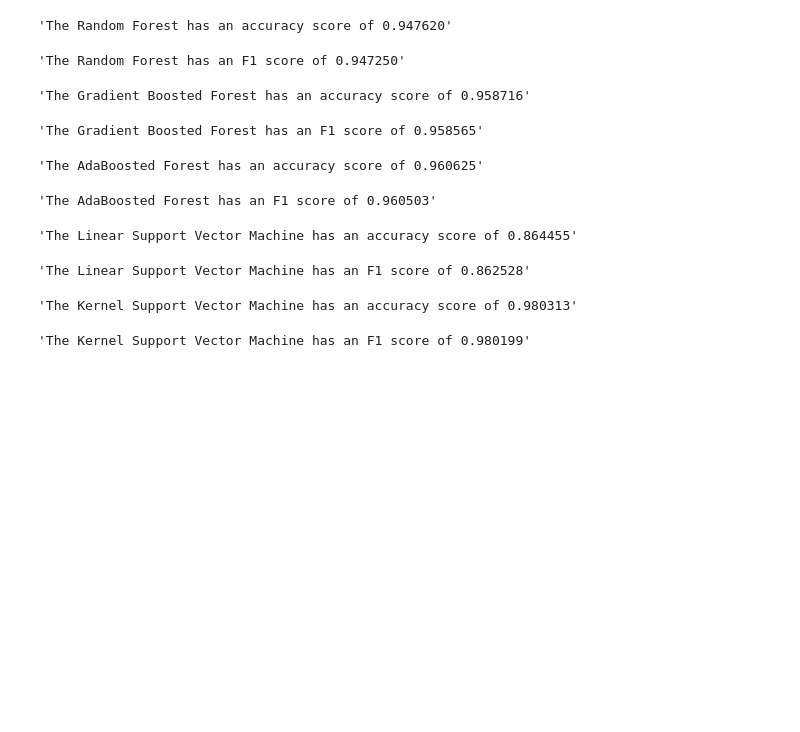
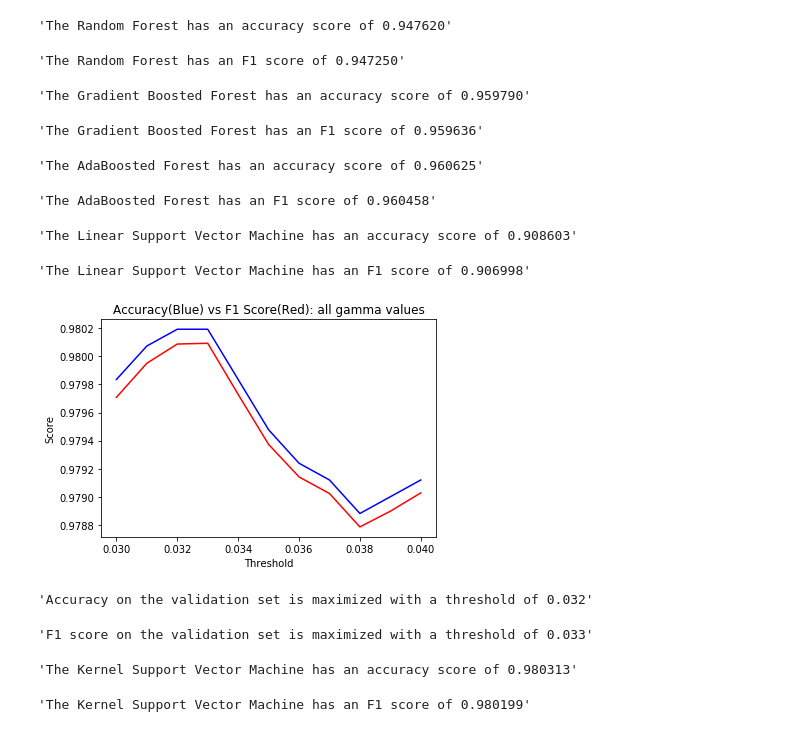
Before and after one commit to VCZLee/Jupyter-Notebooks, a Jupyter notebook: Kaggle/MNIST/MNIST Digit Recognition.ipynb, the cells around one changed output. Cells and saved outputs as stored; diff of their text form; code cells hidden in the pictures; blank space fills up the shorter version.

Commit message:
replaced dense dataframes with sparse matrices, removed gaussian naive bayes algorthim, and updated parameters for kernel svm

```diff
--- a/Kaggle/MNIST/MNIST Digit Recognition.ipynb
+++ b/Kaggle/MNIST/MNIST Digit Recognition.ipynb
@@ -98,6 +99,10 @@ While not a perfect 1/10 split amongst all the digits, this imbalance is minor,
 Let's seperate our training dataset into a training and validation set. The training set is used to fit the models, and the validation set is used to adjust the hyperparamters (variables that are preset and not adjusted during the training process) to achieve the best fit.
 
 We'll split the dataset based on the hash of the dataframe's index.
+# %%
+pixel_columns = [column_name for column_name in list(dataset) if column_name.startswith("pixel")]
+label_columns = [column_name for column_name in list(dataset) if column_name.startswith("label")]
+dataset.loc[:,pixel_columns] = dataset.loc[:,pixel_columns].divide(255)
 # %%
 def test_split(id, seed, validation_proportion, test_proportion):
     if type(validation_proportion) not in [float, int] or test_proportion > 1 or test_proportion < 0:
@@ -127,16 +132,15 @@ train_valid_percentage = dataset.loc[(dataset.split == 1)].shape[0]/dataset.shap
 train_test_percentage = dataset.loc[(dataset.split == 2)].shape[0]/dataset.shape[0] * 100 #verify split percentage is correct
 "{0:.5f}".format(train_test_percentage) + "% of the training set has been designated as the testing set"
 
-
 train, valid, test = dataset.loc[(dataset.split == 0)], dataset.loc[(dataset.split == 1)], dataset.loc[(dataset.split == 2)]
-pixel_columns = [column_name for column_name in list(train) if column_name.startswith("pixel")]
-label_columns = [column_name for column_name in list(train) if column_name.startswith("label")]
 train_x, train_y = train.loc[:,pixel_columns], train.loc[:,label_columns]
 valid_x, valid_y = valid.loc[:,pixel_columns], valid.loc[:,label_columns]
 test_x, test_y = test.loc[:,pixel_columns], test.loc[:,label_columns]
-# OneHot = OneHotEncoder(sparse = False)
-# train_y = OneHot.fit_transform(train_y)
-# valid_y = OneHot.fit_transform(valid_y)
+
+train_x, valid_x, test_x = csr_matrix(train_x), csr_matrix(valid_x), csr_matrix(test_x)
+# OneHot = OneHotEncoder(sparse=True).fit(pd.DataFrame(dataset['label']))
+# train_y, valid_y, test_y = OneHot.transform(train_y), OneHot.transform(valid_y), OneHot.transform(test_y)
+# train_y
 # %% [output]
 '19.95476% of the training set has been designated as the validation set'
 '20.00952% of the training set has been designated as the testing set'
@@ -155,8 +159,8 @@ Recall is the ratio of correct predictions for a label to all of the actual labe
 # %%
 binaryNB_accuracy_history = [];
 binaryNB_f1_history = [];
-for i in range(0,255):
-    binaryNB = BernoulliNB(binarize = i+0.5).fit(train_x,train_y.values.ravel());
+for i in [(i+0.5)/255 for i in range(0, 255)]:
+    binaryNB = BernoulliNB(binarize = i).fit(train_x,train_y.values.ravel());
     binaryNB_valid = binaryNB.predict(valid_x);
     binaryNB_accuracy_history.append(accuracy_score(binaryNB_valid, valid_y));
     binaryNB_f1_history.append(f1_score(binaryNB_valid, valid_y, average = 'macro'));
@@ -248,28 +255,57 @@ boost = GradientBoostingClassifier(n_estimators=100,
                                    random_state=42).fit(train_x,train_y.values.ravel())
 boost_valid = boost.predict(valid_x)
 boost_train = boost.predict(train_x)
+boost_test = boost.predict(test_x)
 "The Gradient Boosted Forest has an accuracy score of " + "{0:.6f}".format(accuracy_score(boost_valid, valid_y))
 "The Gradient Boosted Forest has an F1 score of " + "{0:.6f}".format(f1_score(boost_valid, valid_y, average = 'macro'))
 # %% [output]
-'The Gradient Boosted Forest has an accuracy score of 0.958716'
+'The Gradient Boosted Forest has an accuracy score of 0.959790'
-'The Gradient Boosted Forest has an F1 score of 0.958565'
+'The Gradient Boosted Forest has an F1 score of 0.959636'
 # %%
 base_tree = DecisionTreeClassifier(max_depth=25, min_samples_split = 15)
 ada = AdaBoostClassifier(base_estimator=base_tree,n_estimators=100,random_state=42).fit(train_x,train_y.values.ravel())
 ada_valid = ada.predict(valid_x)
 ada_train = ada.predict(train_x)
+ada_test = ada.predict(test_x)
 "The AdaBoosted Forest has an accuracy score of " + "{0:.6f}".format(accuracy_score(ada_valid, valid_y))
 "The AdaBoosted Forest has an F1 score of " + "{0:.6f}".format(f1_score(ada_valid, valid_y, average = 'macro'))
 # %% [output]
 'The AdaBoosted Forest has an accuracy score of 0.960625'
-'The AdaBoosted Forest has an F1 score of 0.960503'
+'The AdaBoosted Forest has an F1 score of 0.960458'
 # %%
 linsvm = LinearSVC().fit(train_x,train_y.values.ravel())
 linsvm_valid = linsvm.predict(valid_x)
 linsvm_train = linsvm.predict(train_x)
+linsvm_test = linsvm.predict(test_x)
 "The Linear Support Vector Machine has an accuracy score of " + "{0:.6f}".format(accuracy_score(linsvm_valid, valid_y))
 "The Linear Support Vector Machine has an F1 score of " + "{0:.6f}".format(f1_score(linsvm_valid, valid_y, average = 'macro'))
 # %% [output]
-'The Linear Support Vector Machine has an accuracy score of 0.864455'
+'The Linear Support Vector Machine has an accuracy score of 0.908603'
-'The Linear Support Vector Machine has an F1 score of 0.862528'
+'The Linear Support Vector Machine has an F1 score of 0.906998'
+# %%
+kernsvm_accuracy_history = [];
+kernsvm_f1_history = [];
+param_list = [0.029 + 0.001*i for i in range(1, 12)]
+for i in param_list:
+    kernsvm = SVC(C=5, gamma = i).fit(train_x,train_y.values.ravel())
+    kernsvm_valid = kernsvm.predict(valid_x);
+    kernsvm_accuracy_history.append(accuracy_score(kernsvm_valid, valid_y));
+    kernsvm_f1_history.append(f1_score(kernsvm_valid, valid_y, average = 'macro'));
+# %%
+plt.plot(param_list,kernsvm_accuracy_history,'b');
+plt.plot(param_list,kernsvm_f1_history,'r');
+plt.title("Accuracy(Blue) vs F1 Score(Red): all gamma values");
+plt.xlabel("Threshold");
+plt.ylabel("Score");
+plt.show();
+# %% [output]
+[figure, added]
+# %%
+max_accuracy = param_list[kernsvm_accuracy_history.index(max(kernsvm_accuracy_history))];
+max_f1 = param_list[kernsvm_f1_history.index(max(kernsvm_f1_history))];
+"Accuracy on the validation set is maximized with a threshold of " + str(max_accuracy)
+"F1 score on the validation set is maximized with a threshold of " + str(max_f1)
+# %% [output]
+'Accuracy on the validation set is maximized with a threshold of 0.032'
+'F1 score on the validation set is maximized with a threshold of 0.033'
 # %%
```
Also changed, not shown: parts of 12 cells of this notebook.
